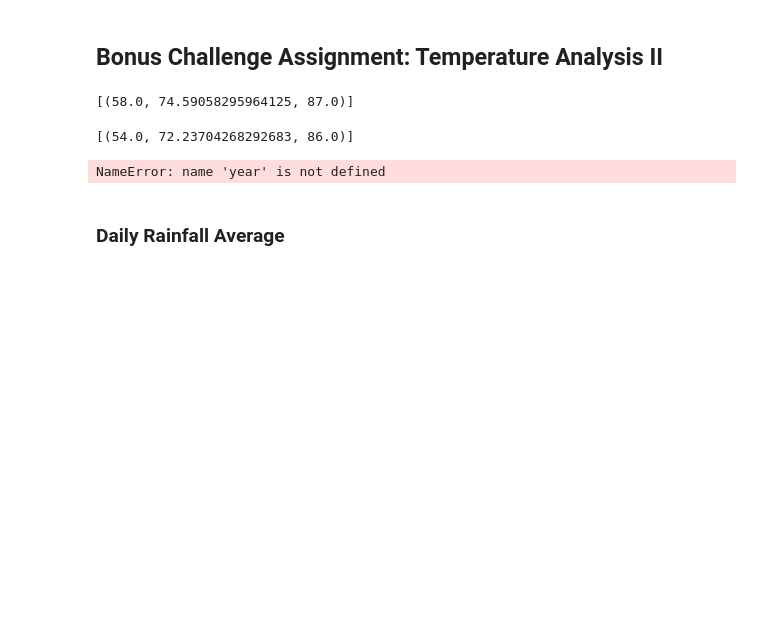
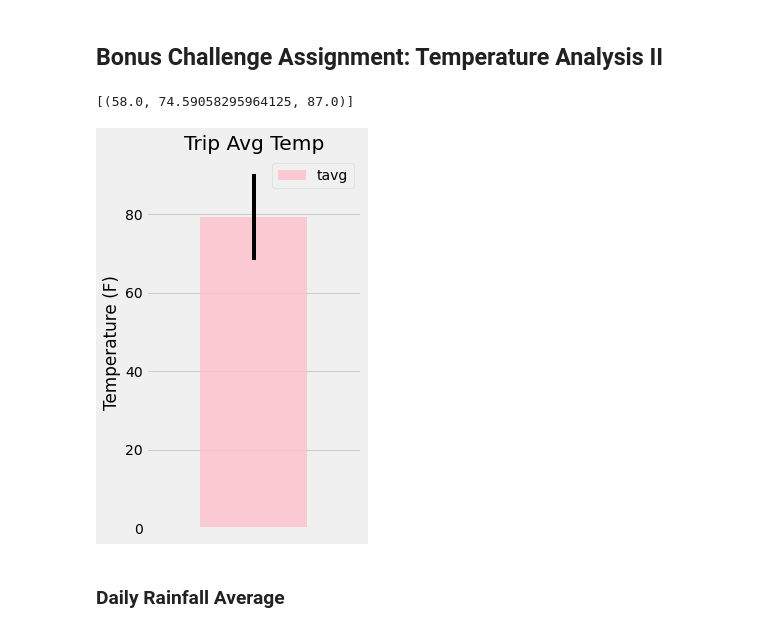
Before and after one commit to gw-sc/SQLalchemy-challenge, a Jupyter notebook: SurfsUp/temp_analysis_bonus_2_starter.ipynb, the cells around one changed output. Cells and saved outputs as stored; diff of their text form; code cells hidden in the pictures; blank space fills up the shorter version.

```diff
--- a/SurfsUp/temp_analysis_bonus_2_starter.ipynb
+++ b/SurfsUp/temp_analysis_bonus_2_starter.ipynb
@@ -69,18 +69,30 @@ print(calc_temps('2016-08-23', '2017-08-23'))
 # Use the function `calc_temps` to calculate the tmin, tavg, and tmax
 # for a year in the data set
 
-
-calc_temps('2012-02-28', '2013-02-28')
+trip = calc_temps('2017-08-01', '2017-08-07')
-# %% [output]
-[(54.0, 72.23704268292683, 86.0)]
 # %%
 # Plot the results from your previous query as a bar chart.
 # Use "Trip Avg Temp" as your Title
 # Use the average temperature for bar height (y value)
 # Use the peak-to-peak (tmax-tmin) value as the y error bar (yerr)
-year.plot(kind='bar')
+
+trip = pd.DataFrame(trip, columns=['tmin', 'tavg', 'tmax'])
+
+trip.plot.bar(
+    y = 'tavg',
+    yerr = (trip['tmax'] - trip['tmin']),
+    title = 'Trip Avg Temp',
+    alpha = 0.8,
+    color = 'pink',
+    figsize = (4,6))
+
+plt.xticks(np.arange(1, 1.0))
+plt.ylabel("Temperature (F)")
+plt.tight_layout()
+plt.savefig('./year.png')
+plt.show()
 # %% [output]
-NameError: name 'year' is not defined
+[figure, added]
 # %% [markdown]
 ### Daily Rainfall Average
 # %%
```
Also changed, not shown: parts of 7 cells of this notebook, 3 other files.
